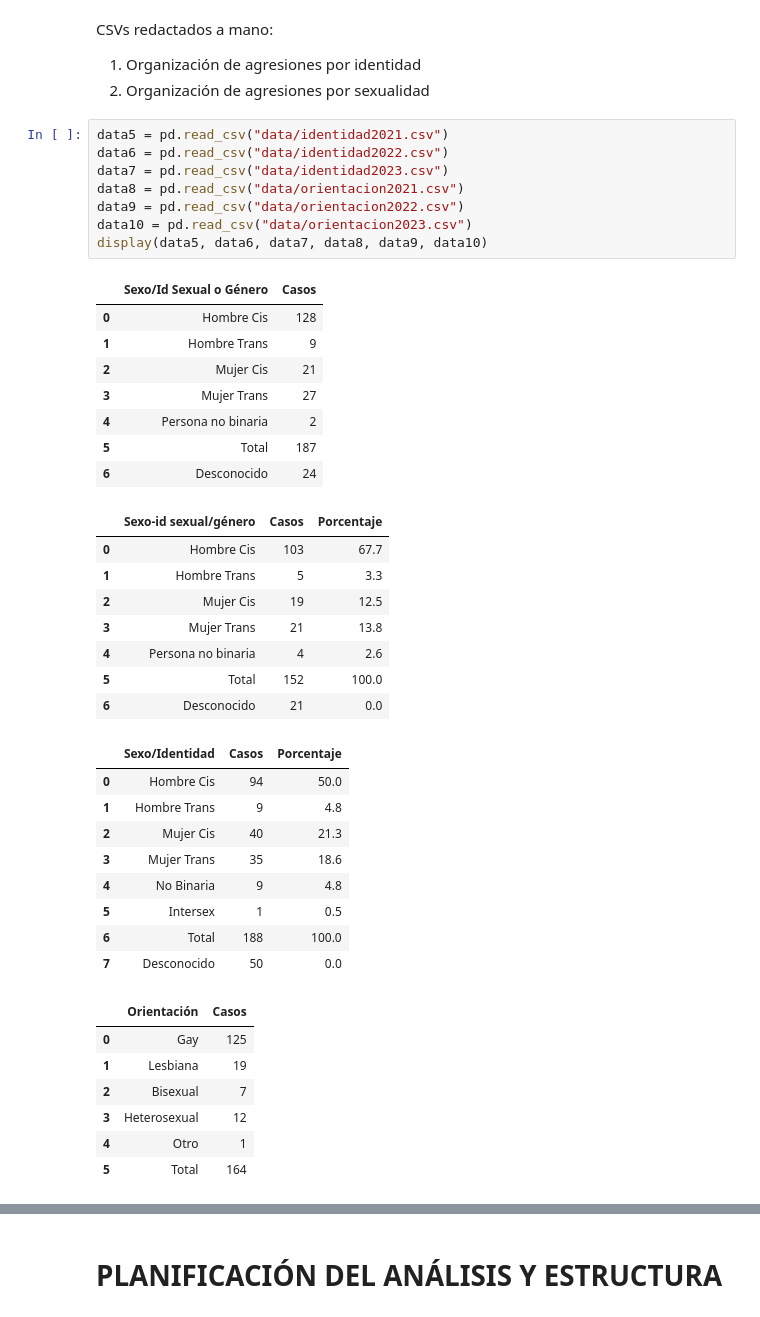
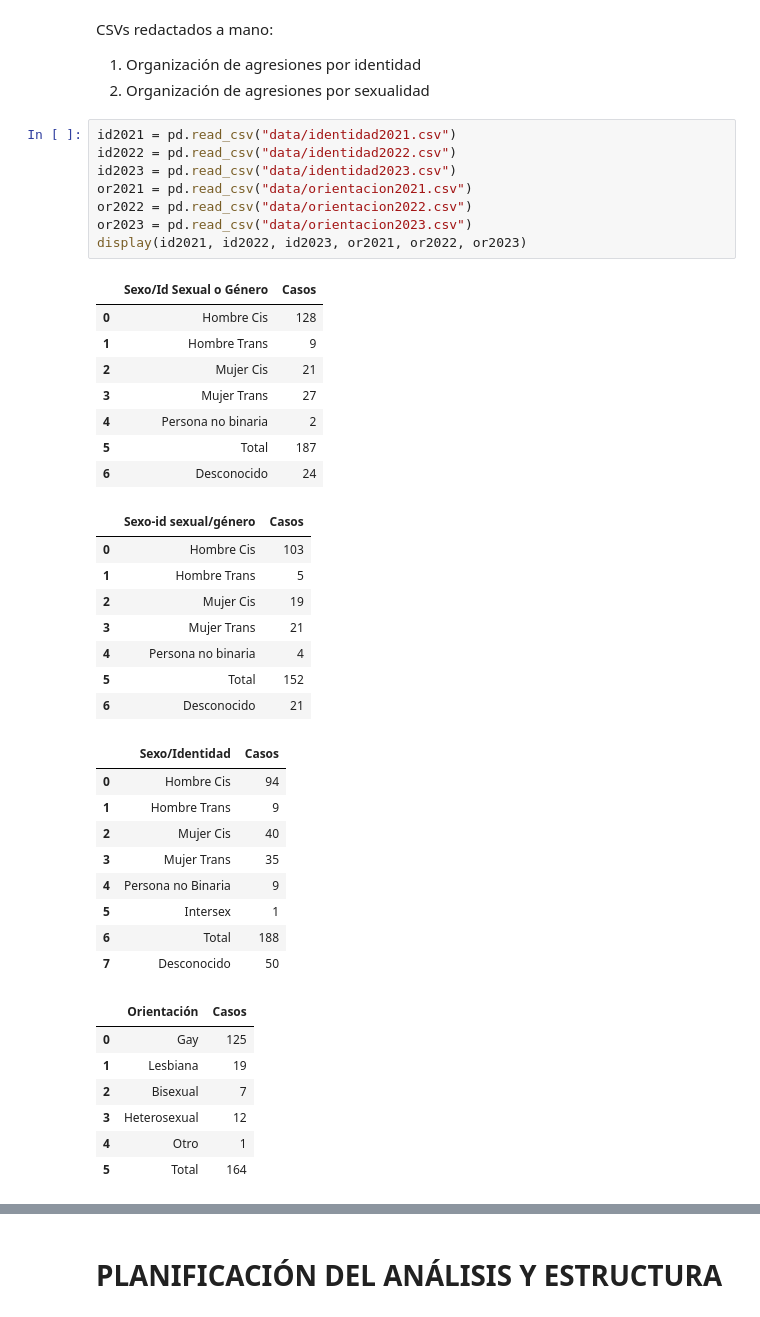
Before and after one commit to hug4470/ONLINE_DS_THEBRIDE_HUGOMM, a Jupyter notebook: EDA/Hugo EDA.ipynb, the cells around one changed output, grey strips where cells are left out. Cells and saved outputs as stored; diff of their text form.

```diff
--- a/EDA/Hugo EDA.ipynb
+++ b/EDA/Hugo EDA.ipynb
@@ -95,39 +87,39 @@ CSVs redactados a mano:
 1. Organización de agresiones por identidad
 2. Organización de agresiones por sexualidad
 # %%
-data5 = pd.read_csv("data/identidad2021.csv")
-data6 = pd.read_csv("data/identidad2022.csv")
-data7 = pd.read_csv("data/identidad2023.csv")
-data8 = pd.read_csv("data/orientacion2021.csv")
-data9 = pd.read_csv("data/orientacion2022.csv")
-data10 = pd.read_csv("data/orientacion2023.csv")
-display(data5, data6, data7, data8, data9, data10)
+id2021 = pd.read_csv("data/identidad2021.csv")
+id2022 = pd.read_csv("data/identidad2022.csv")
+id2023 = pd.read_csv("data/identidad2023.csv")
+or2021 = pd.read_csv("data/orientacion2021.csv")
+or2022 = pd.read_csv("data/orientacion2022.csv")
+or2023 = pd.read_csv("data/orientacion2023.csv")
+display(id2021, id2022, id2023, or2021, or2022, or2023)
 # %% [output]
 |  | Sexo/Id Sexual o Género | Casos |
 | 0 | Hombre Cis | 128 |
 | 1 | Hombre Trans | 9 |
 | 2 | Mujer Cis | 21 |
 | 3 | Mujer Trans | 27 |
 | 4 | Persona no binaria | 2 |
 | 5 | Total | 187 |
 | 6 | Desconocido | 24 |
-|  | Sexo-id sexual/género | Casos | Porcentaje |
-| 0 | Hombre Cis | 103 | 67.7 |
-| 1 | Hombre Trans | 5 | 3.3 |
-| 2 | Mujer Cis | 19 | 12.5 |
-| 3 | Mujer Trans | 21 | 13.8 |
-| 4 | Persona no binaria | 4 | 2.6 |
-| 5 | Total | 152 | 100.0 |
-| 6 | Desconocido | 21 | 0.0 |
+|  | Sexo-id sexual/género | Casos |
+| 0 | Hombre Cis | 103 |
+| 1 | Hombre Trans | 5 |
+| 2 | Mujer Cis | 19 |
+| 3 | Mujer Trans | 21 |
+| 4 | Persona no binaria | 4 |
+| 5 | Total | 152 |
+| 6 | Desconocido | 21 |
-|  | Sexo/Identidad | Casos | Porcentaje |
-| 0 | Hombre Cis | 94 | 50.0 |
-| 1 | Hombre Trans | 9 | 4.8 |
-| 2 | Mujer Cis | 40 | 21.3 |
-| 3 | Mujer Trans | 35 | 18.6 |
-| 4 | No Binaria | 9 | 4.8 |
-| 5 | Intersex | 1 | 0.5 |
-| 6 | Total | 188 | 100.0 |
-| 7 | Desconocido | 50 | 0.0 |
+|  | Sexo/Identidad | Casos |
+| 0 | Hombre Cis | 94 |
+| 1 | Hombre Trans | 9 |
+| 2 | Mujer Cis | 40 |
+| 3 | Mujer Trans | 35 |
+| 4 | Persona no Binaria | 9 |
+| 5 | Intersex | 1 |
+| 6 | Total | 188 |
+| 7 | Desconocido | 50 |
 |  | Orientación | Casos |
 | 0 | Gay | 125 |
 | 1 | Lesbiana | 19 |
```
Also changed, not shown: parts of 86 cells of this notebook, 10 other files.
